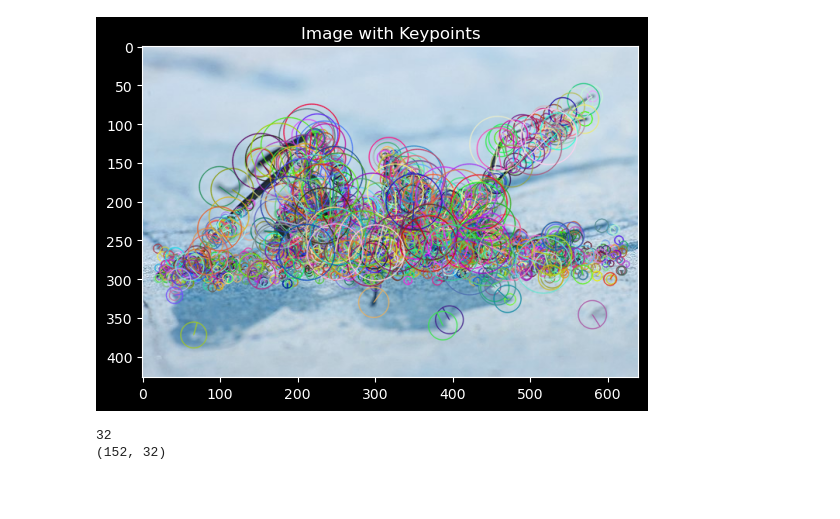
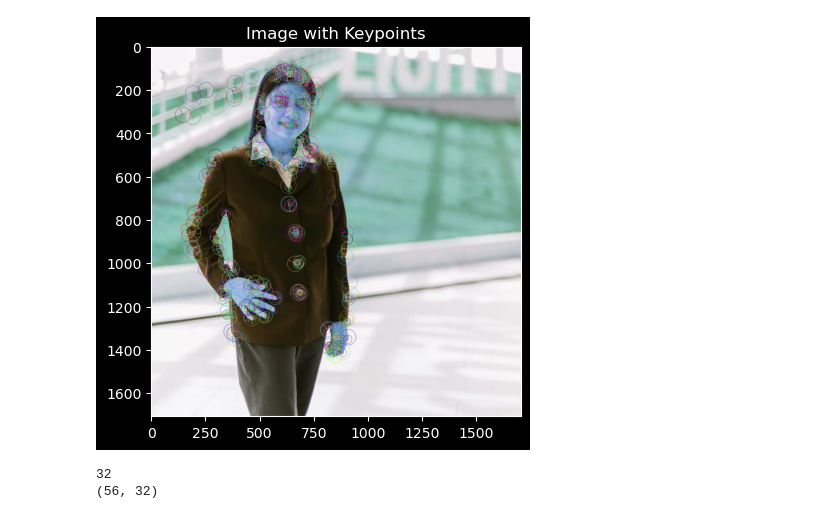
Before and after one commit to alfredwisana/computer-vision, a Jupyter notebook: Alfred/Feature Detection/brief.ipynb, the cells around one changed output. Saved outputs shown, nothing was run; the diff lists cells and outputs as text; code cells hidden in the pictures; blank space fills up the shorter version.

```diff
--- a/Alfred/Feature Detection/brief.ipynb
+++ b/Alfred/Feature Detection/brief.ipynb
@@ -5,37 +5,37 @@ import numpy
 # %%
 def main():
     # Read input image
-    image = cv2.imread('ant.jpg')
+    image = cv2.imread('silvia.webp')
 
     # Check if image is loaded successfully
     if image is None:
         print("Error: Unable to load image.")
         return
 
     # Convert image to grayscale
     gray = cv2.cvtColor(image, cv2.COLOR_BGR2GRAY)
 
     # Initialize BRIEF extractor
     brief = cv2.BRISK_create()
 
     # Detect keypoints and compute descriptors
     keypoints, descriptors = brief.detectAndCompute(gray, None)
 
     # Draw keypoints on the image
     image_with_keypoints = cv2.drawKeypoints(image, keypoints, None, flags=cv2.DRAW_MATCHES_FLAGS_DRAW_RICH_KEYPOINTS)
 
     # Display the image with keypoints
     plt.imshow(image_with_keypoints)
     plt.title('Image with Keypoints')
     # cv2.waitKey(0)
     # cv2.destroyAllWindows()
 
 if __name__ == "__main__":
     main()
 # %% [output]
-[figure, old version]
+[figure, new version]
 # %%
-img = cv2.imread('cat.jpg', cv2.IMREAD_GRAYSCALE)
+img = cv2.imread('brief.jpeg', cv2.IMREAD_GRAYSCALE)
 
 # Initiate FAST detector
 star = cv2.xfeatures2d.StarDetector_create()
@@ -53,7 +53,7 @@ print( brief.descriptorSize() )
 print( des.shape )
 # %% [output]
 32
-(152, 32)
+(56, 32)
 # %%
 img2 = cv2.drawKeypoints(img,kp,None,(255,0,0),4)
 
```
Also changed, not shown: parts of 1 cell of this notebook, 9 other files.
